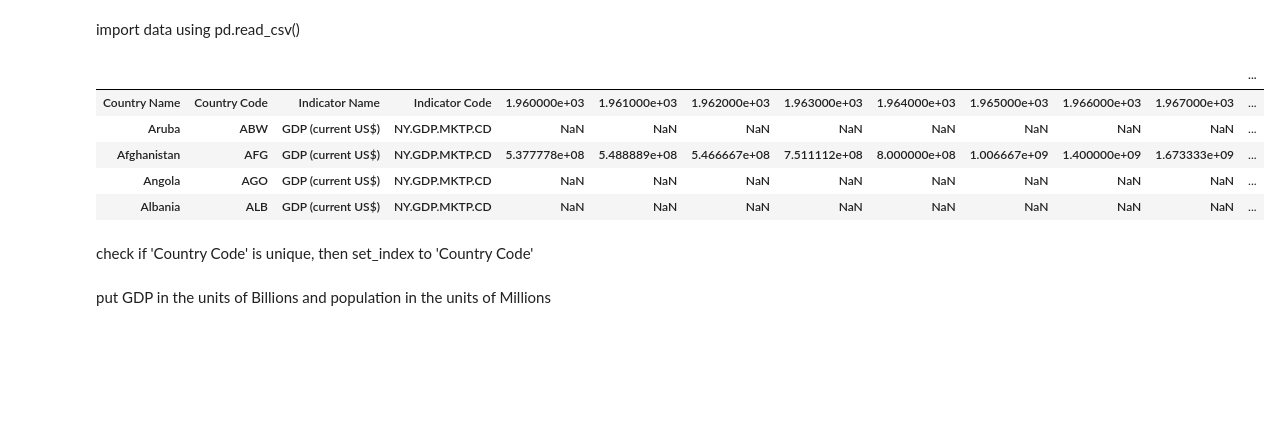
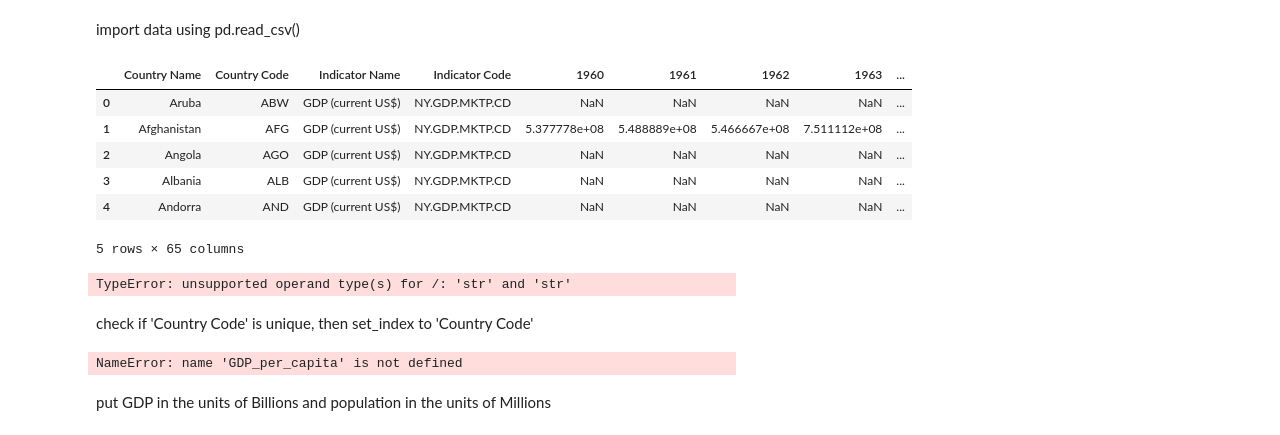
Before and after one commit to jason-hernandez-73/Project-1, a Jupyter notebook: climate_change_analysis_KL.ipynb, the cells around one changed output. Saved outputs shown, nothing was run; the diff lists cells and outputs as text; code cells hidden in the pictures; blank space fills up the shorter version.

```diff
--- a/climate_change_analysis_KL.ipynb
+++ b/climate_change_analysis_KL.ipynb
@@ -8,28 +8,34 @@ import numpy as np
 # %% [markdown]
 import data using pd.read_csv()
 # %%
-start_year='1960'
+start_year='1995'
 end_year='2018'
 GDP=pd.read_csv('API_NY.GDP.MKTP.CD_DS2_en_csv_v2_713242.csv', header=2)
 CO2=pd.read_csv('API_EN.ATM.CO2E.PC_DS2_en_csv_v2_713061.csv', header=2)
 pop=pd.read_csv('API_SP.POP.TOTL_DS2_en_csv_v2_713131.csv', header=2)
-# GDP_per_capita=pd.read_csv('GDP_per_capita/GDP_per_capita.csv', header=2)
 GDP.head()
 # %% [output]
-|  |  |  |  |  |  |  |  |  |  |  |  | ... |
-| Country Name | Country Code | Indicator Name | Indicator Code | 1.960000e+03 | 1.961000e+03 | 1.962000e+03 | 1.963000e+03 | 1.964000e+03 | 1.965000e+03 | 1.966000e+03 | 1.967000e+03 | ... |
-| Aruba | ABW | GDP (current US$) | NY.GDP.MKTP.CD | NaN | NaN | NaN | NaN | NaN | NaN | NaN | NaN | ... |
-| Afghanistan | AFG | GDP (current US$) | NY.GDP.MKTP.CD | 5.377778e+08 | 5.488889e+08 | 5.466667e+08 | 7.511112e+08 | 8.000000e+08 | 1.006667e+09 | 1.400000e+09 | 1.673333e+09 | ... |
-| Angola | AGO | GDP (current US$) | NY.GDP.MKTP.CD | NaN | NaN | NaN | NaN | NaN | NaN | NaN | NaN | ... |
-| Albania | ALB | GDP (current US$) | NY.GDP.MKTP.CD | NaN | NaN | NaN | NaN | NaN | NaN | NaN | NaN | ... |
+|  | Country Name | Country Code | Indicator Name | Indicator Code | 1960 | 1961 | 1962 | 1963 | ... |
+| 0 | Aruba | ABW | GDP (current US$) | NY.GDP.MKTP.CD | NaN | NaN | NaN | NaN | ... |
+| 1 | Afghanistan | AFG | GDP (current US$) | NY.GDP.MKTP.CD | 5.377778e+08 | 5.488889e+08 | 5.466667e+08 | 7.511112e+08 | ... |
+| 2 | Angola | AGO | GDP (current US$) | NY.GDP.MKTP.CD | NaN | NaN | NaN | NaN | ... |
+| 3 | Albania | ALB | GDP (current US$) | NY.GDP.MKTP.CD | NaN | NaN | NaN | NaN | ... |
+| 4 | Andorra | AND | GDP (current US$) | NY.GDP.MKTP.CD | NaN | NaN | NaN | NaN | ... |
+5 rows × 65 columns
+# %%
+GDP_per_capita=(GDP)/(pop)
+# %% [output]
+TypeError: unsupported operand type(s) for /: 'str' and 'str'
 # %% [markdown]
 check if 'Country Code' is unique, then set_index to 'Country Code'
 # %%
-# (GDP_per_capita['Country Code'].value_counts()>1).sum()+(CO2['Country Code'].value_counts()>1).sum()+(pop['Country Code'].value_counts()>1).sum()+(GDP['Country Code'].value_counts()>1).sum()
-# GDP_per_capita=GDP_per_capita.set_index('Country Code')
-# GDP=GDP.set_index('Country Code')
-# CO2=CO2.set_index('Country Code')
-# pop=pop.set_index('Country Code')
+GDP_per_capita=(GDP_per_capita['Country Code'].value_counts()>1).sum()+(CO2['Country Code'].value_counts()>1).sum()+(pop['Country Code'].value_counts()>1).sum()+(GDP['Country Code'].value_counts()>1).sum()
+GDP_per_capita=GDP_per_capita.set_index('Country Code')
+GDP=GDP.set_index('Country Code')
+CO2=CO2.set_index('Country Code')
+pop=pop.set_index('Country Code')
+# %% [output]
+NameError: name 'GDP_per_capita' is not defined
 # %% [markdown]
 put GDP in the units of Billions and population in the units of Millions
 # %%
```
Also changed, not shown: parts of 5 cells of this notebook, 1 other file.
